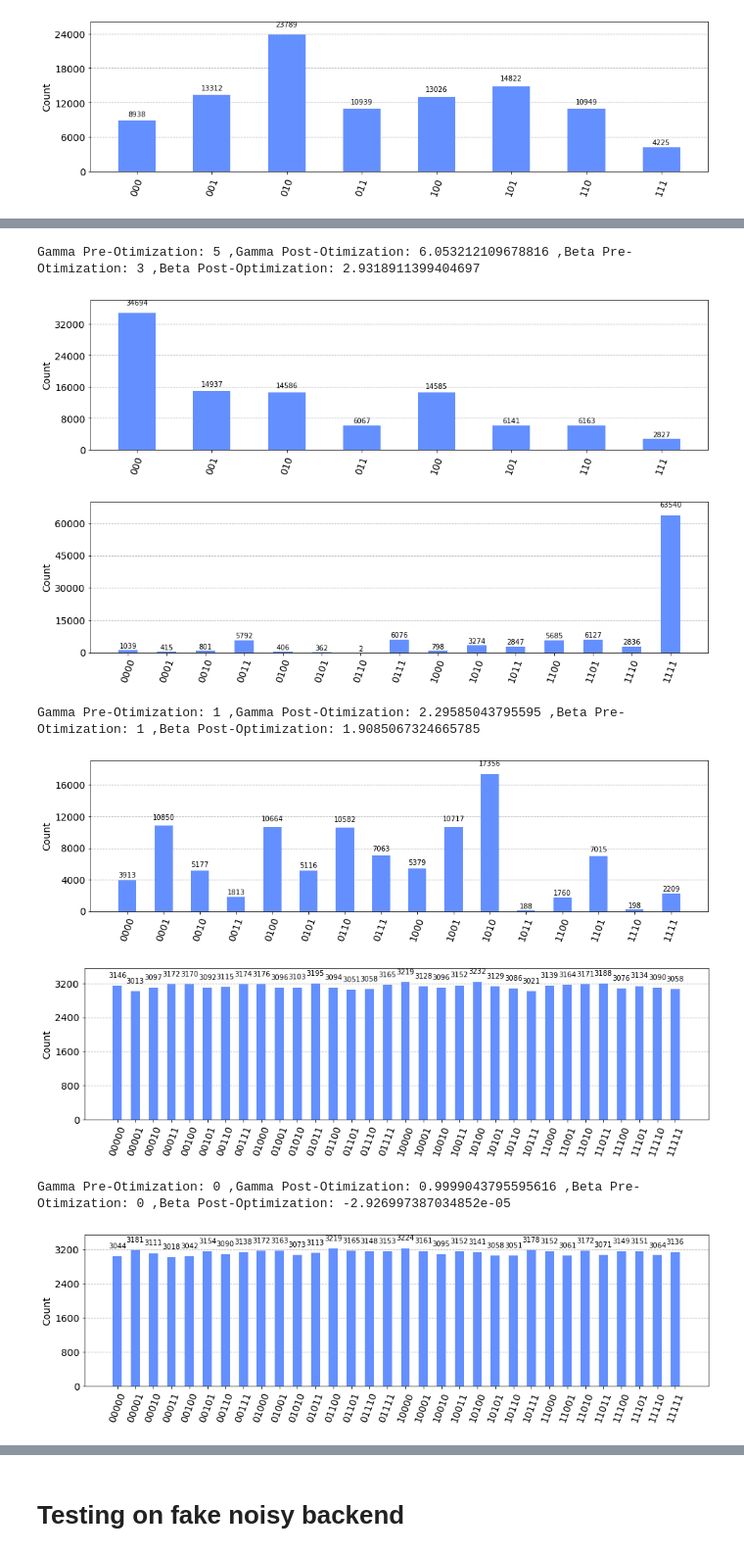
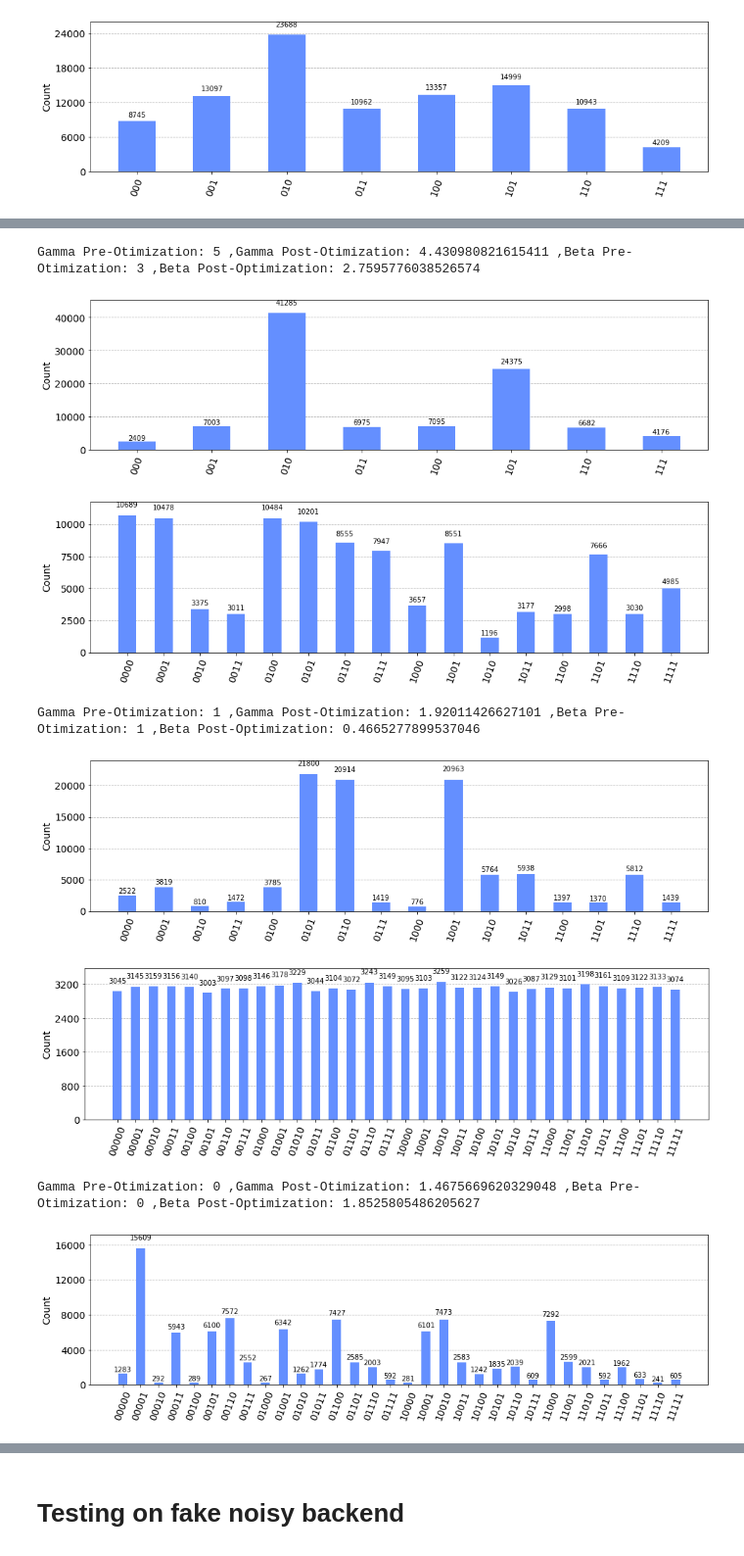
Before and after one commit to themehtaphysical/qaoa, a Jupyter notebook: QAOA Vertex Cover.ipynb, the cells around one changed output, grey strips where cells are left out. Shown at 98% size. Saved outputs shown, nothing was run; the diff lists cells and outputs as text; code cells hidden in the pictures.

```diff
--- a/QAOA Vertex Cover.ipynb
+++ b/QAOA Vertex Cover.ipynb
@@ -521,30 +522,30 @@ plot_histogram(counts, figsize=(16,4))
 gamma=5
 beta=3
 theta = [gamma, beta]
-expectation = get_expectation_ry(g5, backend)
+expectation = get_expectation_had(g5, backend)
 
 res = minimize(expectation, theta, method='COBYLA')
 print("Gamma Pre-Otimization:", gamma, ",Gamma Post-Otimization:", res.x[0], ",Beta Pre-Otimization:", beta, ",Beta Post-Optimization:", res.x[1])
 
-qc=QAOA_Vertex_Cover_ry(g5.getEdges(),res.x[0],res.x[1])
+qc=QAOA_Vertex_Cover_had(g5.getEdges(),res.x[0],res.x[1])
 
 circ = transpile(qc, backend)
 
 # Run and get counts
 res = backend.run(circ,shots=100000).result()
-times["ry"][3].append(res.time_taken)
+times["had"][3].append(res.time_taken)
 counts = res.get_counts()
 plot_histogram(counts,figsize=(16,4))
 # %% [output]
-Gamma Pre-Otimization: 5 ,Gamma Post-Otimization: 6.053212109678816 ,Beta Pre-Otimization: 3 ,Beta Post-Optimization: 2.9318911399404697
+Gamma Pre-Otimization: 5 ,Gamma Post-Otimization: 4.430980821615411 ,Beta Pre-Otimization: 3 ,Beta Post-Optimization: 2.7595776038526574
-[figure, old version]
+[figure, new version]
 # %%
 # 4 qubit
 gamma=1
 beta=1
 theta = [gamma, beta]
 
-qc=QAOA_Vertex_Cover_ry(g3.getEdges(),gamma,beta)
+qc=QAOA_Vertex_Cover_had(g3.getEdges(),gamma,beta)
 
 circ = transpile(qc, backend)
 
@@ -552,36 +553,36 @@ circ = transpile(qc, backend)
 counts = backend.run(circ,shots=100000).result().get_counts()
 plot_histogram(counts, figsize=(16,4))
 # %% [output]
-[figure, old version]
+[figure, new version]
 # %%
 # 4 qubit
 gamma=1
 beta=1
 theta = [gamma, beta]
-expectation = get_expectation_ry(g3, backend)
+expectation = get_expectation_had(g3, backend)
 
 res = minimize(expectation, theta, method='COBYLA')
 print("Gamma Pre-Otimization:", gamma, ",Gamma Post-Otimization:", res.x[0], ",Beta Pre-Otimization:", beta, ",Beta Post-Optimization:", res.x[1])
 
-qc=QAOA_Vertex_Cover_ry(g3.getEdges(),res.x[0],res.x[1])
+qc=QAOA_Vertex_Cover_had(g3.getEdges(),res.x[0],res.x[1])
 
 circ = transpile(qc, backend)
 
 # Run and get counts
 res = backend.run(circ,shots=100000).result()
-times["ry"][4].append(res.time_taken)
+times["had"][4].append(res.time_taken)
 counts = res.get_counts()
 plot_histogram(counts, figsize=(16,4))
 # %% [output]
-Gamma Pre-Otimization: 1 ,Gamma Post-Otimization: 2.29585043795595 ,Beta Pre-Otimization: 1 ,Beta Post-Optimization: 1.9085067324665785
+Gamma Pre-Otimization: 1 ,Gamma Post-Otimization: 1.92011426627101 ,Beta Pre-Otimization: 1 ,Beta Post-Optimization: 0.4665277899537046
-[figure, old version]
+[figure, new version]
 # %%
 # 5 qubit
 gamma=0
 beta=0
 theta = [gamma, beta]
 
-qc=QAOA_Vertex_Cover_ry(connections,gamma,beta)
+qc=QAOA_Vertex_Cover_had(connections,gamma,beta)
 
 circ = transpile(qc, backend)
 
@@ -589,29 +590,29 @@ circ = transpile(qc, backend)
 counts = backend.run(circ,shots=100000).result().get_counts()
 plot_histogram(counts, figsize=(16,4))
 # %% [output]
-[figure, old version]
+[figure, new version]
 # %%
 # 5 qubits
 gamma=0
 beta=0
 theta = [gamma, beta]
-expectation = get_expectation_ry(g, backend)
+expectation = get_expectation_had(g, backend)
 
 res = minimize(expectation, theta, method='COBYLA')
 print("Gamma Pre-Otimization:", gamma, ",Gamma Post-Otimization:", res.x[0], ",Beta Pre-Otimization:", beta, ",Beta Post-Optimization:", res.x[1])
 
-qc=QAOA_Vertex_Cover_ry(connections,res.x[0],res.x[1])
+qc=QAOA_Vertex_Cover_had(connections,res.x[0],res.x[1])
 
 circ = transpile(qc, backend)
 
 # Run and get counts
 res = backend.run(circ,shots=100000).result()
-times["ry"][5].append(res.time_taken)
+times["had"][5].append(res.time_taken)
 counts = res.get_counts()
 plot_histogram(counts, figsize=(16,4))
 # %% [output]
-Gamma Pre-Otimization: 0 ,Gamma Post-Otimization: 0.9999043795595616 ,Beta Pre-Otimization: 0 ,Beta Post-Optimization: -2.926997387034852e-05
+Gamma Pre-Otimization: 0 ,Gamma Post-Otimization: 1.4675669620329048 ,Beta Pre-Otimization: 0 ,Beta Post-Optimization: 1.8525805486205627
-[figure, old version]
+[figure, new version]
 # %%
 # 6 qubit
 
```
Also changed, not shown: parts of 35 cells of this notebook.
